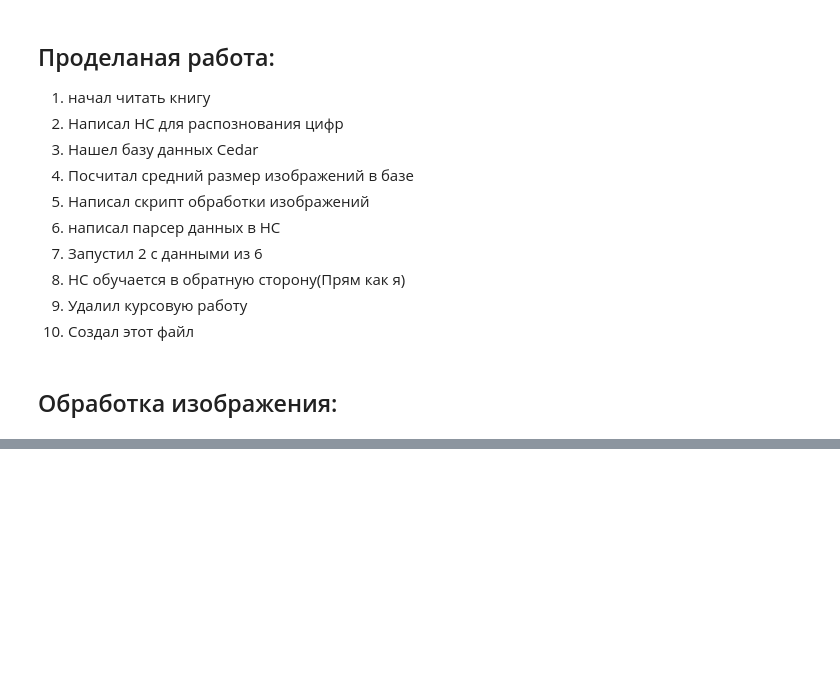
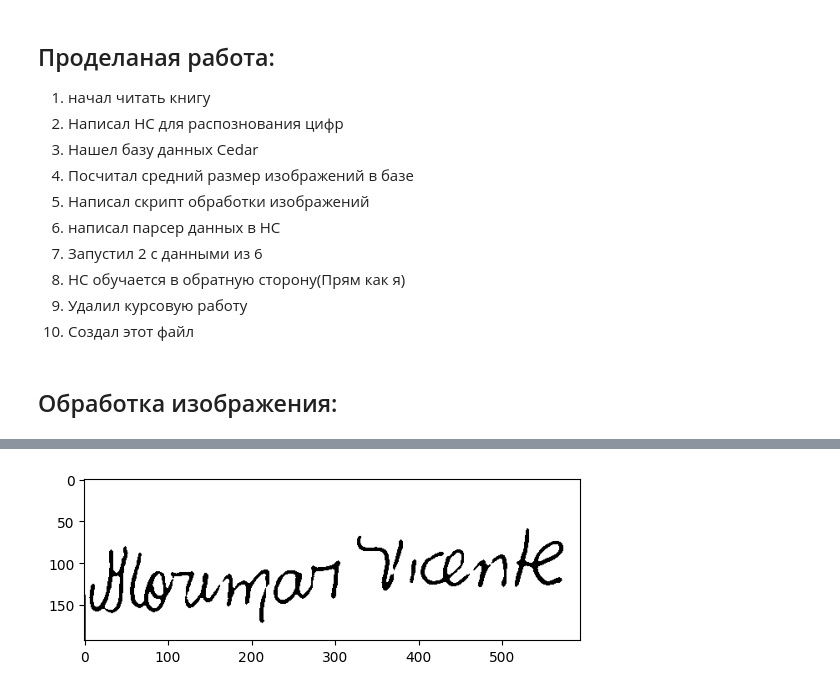
Before and after one commit to Chazelam/Course-Work, a Jupyter notebook: note.ipynb, the cells around one changed output, grey strips where cells are left out. Saved outputs shown, nothing was run; the diff lists cells and outputs as text; code cells hidden in the pictures; blank space fills up the shorter version.

```diff
--- a/note.ipynb
+++ b/note.ipynb
@@ -49,0 +73,7 @@ ModuleNotFoundError: No module named 'numpy'
+# %%
+median = cv.medianBlur(bin_img, 5) # Медианная фильтрация масокй 5х5
+
+plt.imshow(median)
+plt.show()
+# %% [output]
+[figure, added]
```
Also changed, not shown: parts of 5 cells of this notebook, 1 other file.
